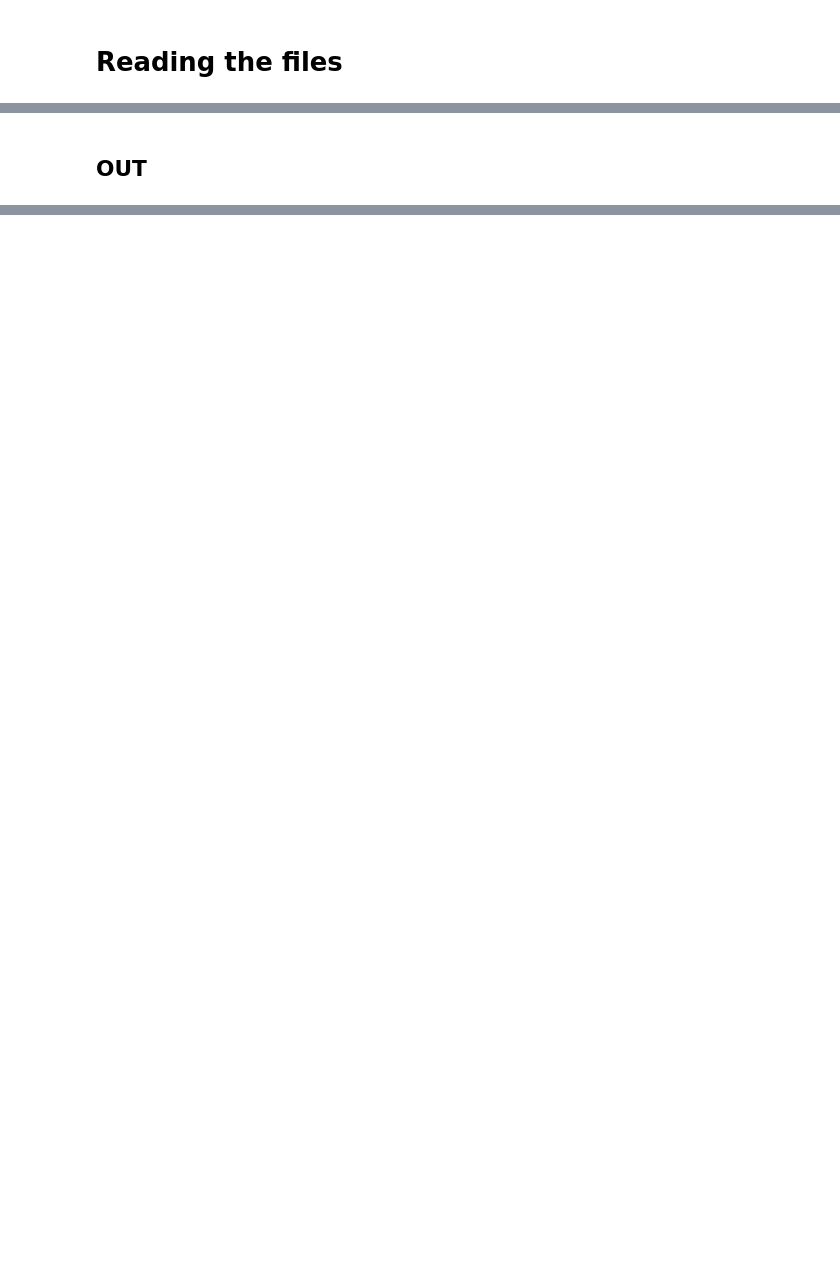
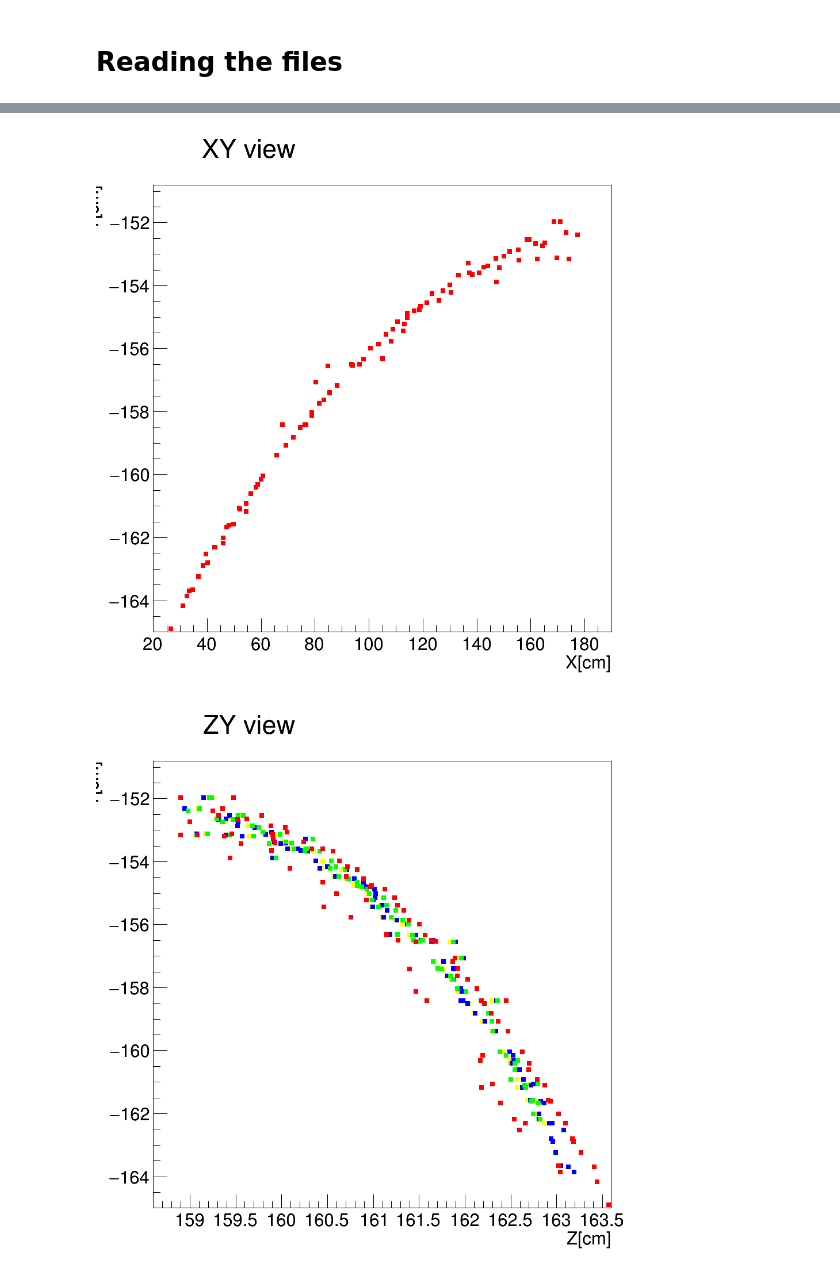
Before and after one commit to Trenchcoat95/ConvertMC, a Jupyter notebook: CheckParamaEvolution.ipynb, the cells around one changed output, grey strips where cells are left out. Saved outputs shown, nothing was run; the diff lists cells and outputs as text; code cells hidden in the pictures; blank space fills up the shorter version.

```diff
--- a/CheckParamaEvolution.ipynb
+++ b/CheckParamaEvolution.ipynb
@@ -141,2 +164,0 @@ hp0.Draw()
-# %% [markdown]
-## OUT
@@ -217,0 +165,45 @@ hp0.Draw()
+# %%
+tree.SetAlias("gyIn","sin(part.fParamIn[].fAlpha)*part.fParamIn[].fX")
+tree.SetAlias("gxIn","cos(part.fParamIn[].fAlpha)*part.fParamIn[].fX")
+tree.SetAlias("gzIn","part.fParamIn[].fP[1]")
+
+tree.SetAlias("gyOut","sin(part.fParamOut[].fAlpha)*part.fParamOut[].fX")
+tree.SetAlias("gxOut","cos(part.fParamOut[].fAlpha)*part.fParamOut[].fX")
+tree.SetAlias("gzOut","part.fParamOut[].fP[1]")
+
+tree.SetAlias("gyRefit","sin(part.fParamRefit[].fAlpha)*part.fParamRefit[].fX")
+tree.SetAlias("gxRefit","cos(part.fParamRefit[].fAlpha)*part.fParamRefit[].fX")
+tree.SetAlias("gzRefit","part.fParamRefit[].fP[1]")
+
+hqxy = ROOT.TCanvas("hqxy","hqxy",1000,1000)
+tree.SetMarkerColor(5)
+tree.Draw("gyRefit:gxRefit","gxRefit!=0","",1,event)
+tree.SetMarkerColor(4)
+tree.Draw("gyIn:gxIn","part.fStatusMaskIn[Iteration$]&8192>0 && gxIn!=0","same",1,event)
+tree.SetMarkerColor(3)
+tree.Draw("gyOut:gxOut","part.fStatusMaskOut[Iteration$]&8192>0 && gxOut!=0","same",1,event)
+tree.SetMarkerColor(2)
+tree.Draw("gyMC:gxMC","gxMC!=0","same",1,event)
+h = ROOT.gPad.GetPrimitive("htemp")
+h.SetTitle("XY view;X[cm];Y[cm]")
+el1 = ROOT.TEllipse(0,0,278,278)
+el1.SetFillStyle(0)
+#el1.Draw("same")
+hqxy.Draw()
+
+hqzy = ROOT.TCanvas("hqzy","hqzy",1000,1000)
+tree.SetMarkerColor(5)
+tree.Draw("gyRefit:gzRefit","gzRefit!=0","",1,event)
+tree.SetMarkerColor(4)
+tree.Draw("gyIn:gzIn","part.fStatusMaskIn[Iteration$]&8192>0 && gzIn!=0","same",1,event)
+tree.SetMarkerColor(3)
+tree.Draw("gyOut:gzOut","part.fStatusMaskOut[Iteration$]&8192>0 && gzOut!=0","same",1,event)
+tree.SetMarkerColor(2)
+tree.Draw("gyMC:gzMC","gzMC!=0","same",1,event)
+h = ROOT.gPad.GetPrimitive("htemp")
+h.SetTitle("ZY view;Z[cm];Y[cm]")
+box1 = ROOT.TBox(-290,-278,290,278)
+box1.SetFillStyle(0)
+#box1.Draw("same")
+hqzy.Draw()
+# %% [output]
@@ -217,0 +212,2 @@ hp0.Draw()
+[figure, added]
+[figure, added]
```
Also changed, not shown: parts of 16 cells of this notebook, 3 other files.
